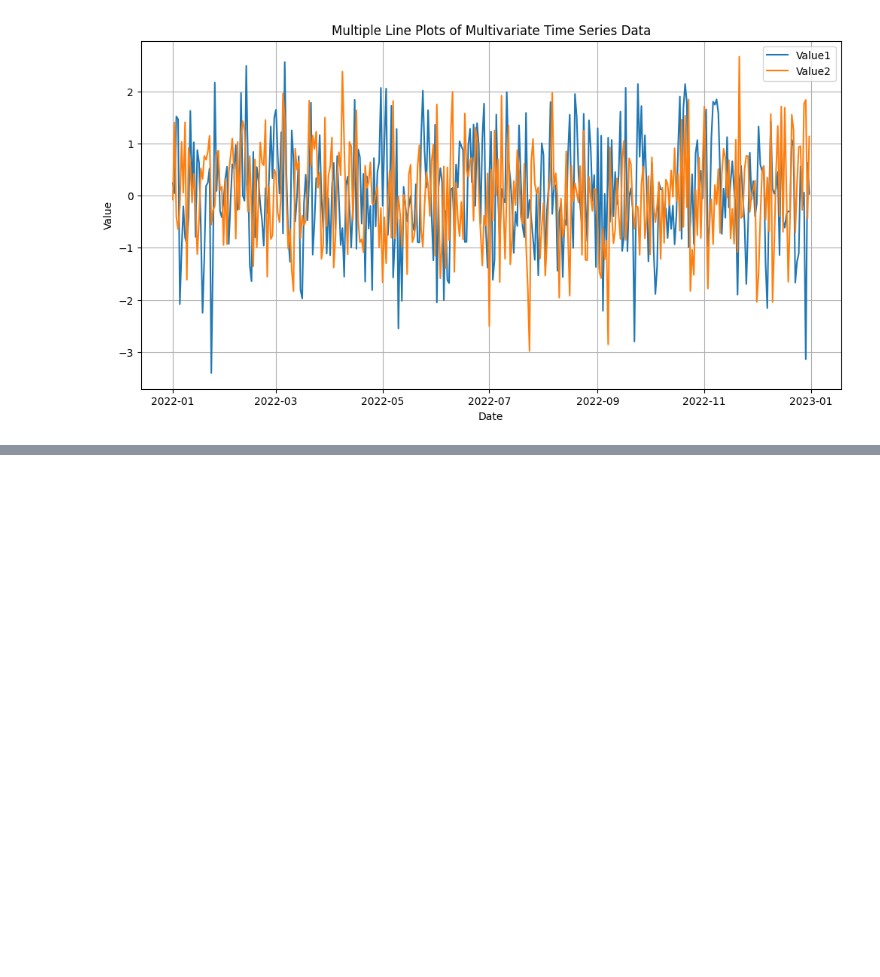
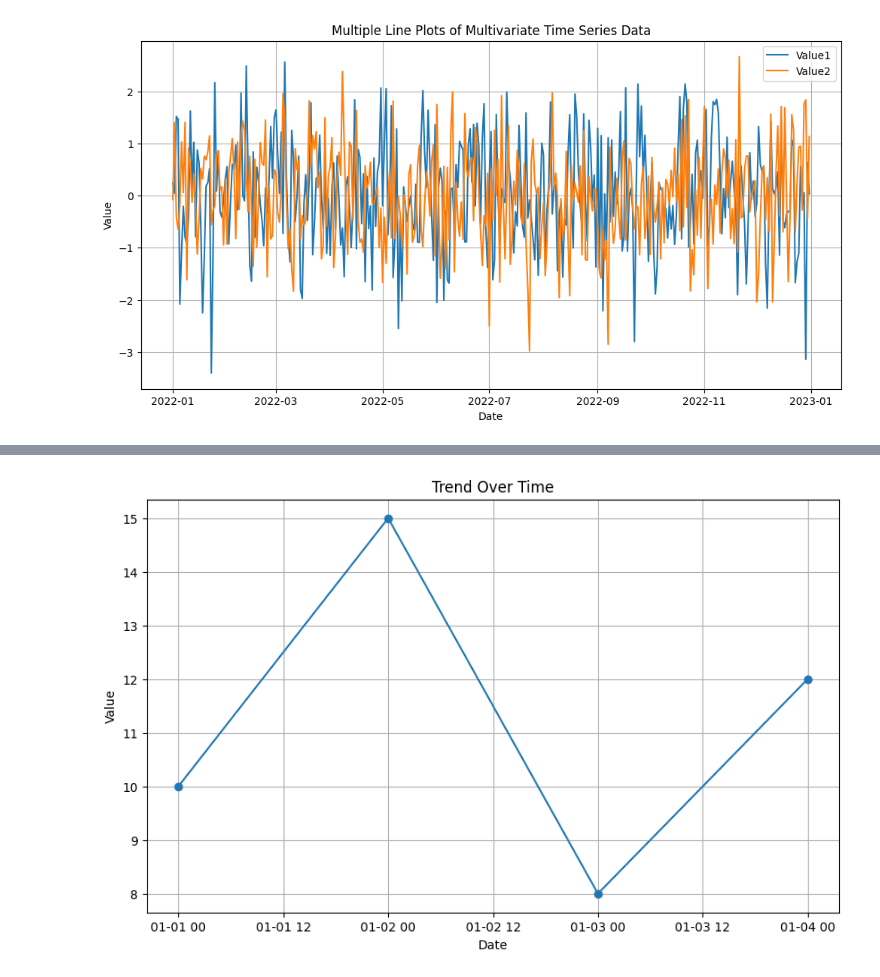
Before and after one commit to ayanbagawan/23CS520, a Jupyter notebook: 23cs520.ipynb, the cells around one changed output, grey strips where cells are left out. Cells and saved outputs as stored; diff of their text form; code cells hidden in the pictures; blank space fills up the shorter version.

```diff
--- a/23cs520.ipynb
+++ b/23cs520.ipynb
@@ -1564,0 +1631,17 @@ plt.show()
+# %%
+import matplotlib.pyplot as plt
+import pandas as pd
+# Sample data
+data = {'Date': ['2023-01-01', '2023-01-02', '2023-01-03', '2023-01-04'], 'Value': [10, 15, 8, 12]}
+df = pd.DataFrame(data)
+df['Date'] = pd.to_datetime(df['Date'])  # Convert Date column to datetime
+# Create a line plot
+plt.figure(figsize=(10, 6))
+plt.plot(df['Date'], df['Value'], marker='o', linestyle='-')
+plt.title('Trend Over Time')
+plt.xlabel('Date')
+plt.ylabel('Value')
+plt.grid(True)
+plt.show()
+# %% [output]
+[figure, added]
```
Also changed, not shown: parts of 21 cells of this notebook.
